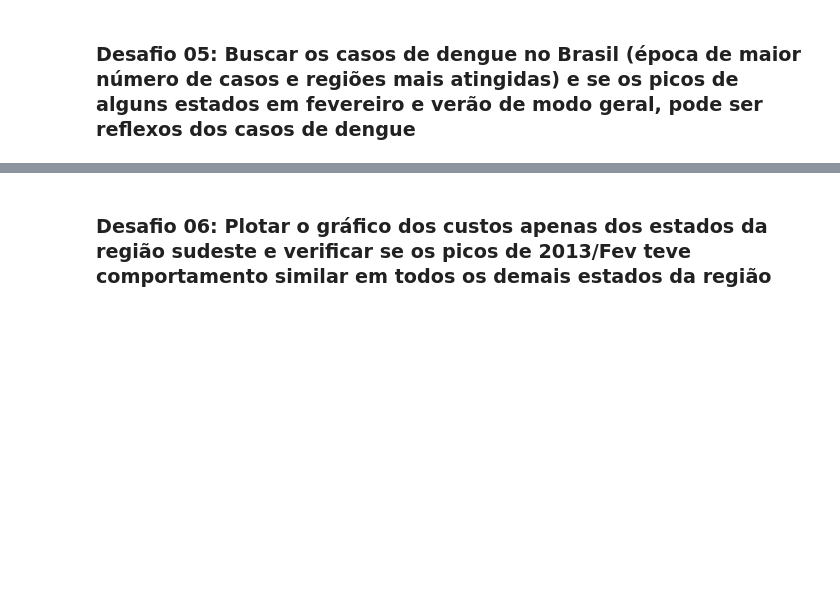
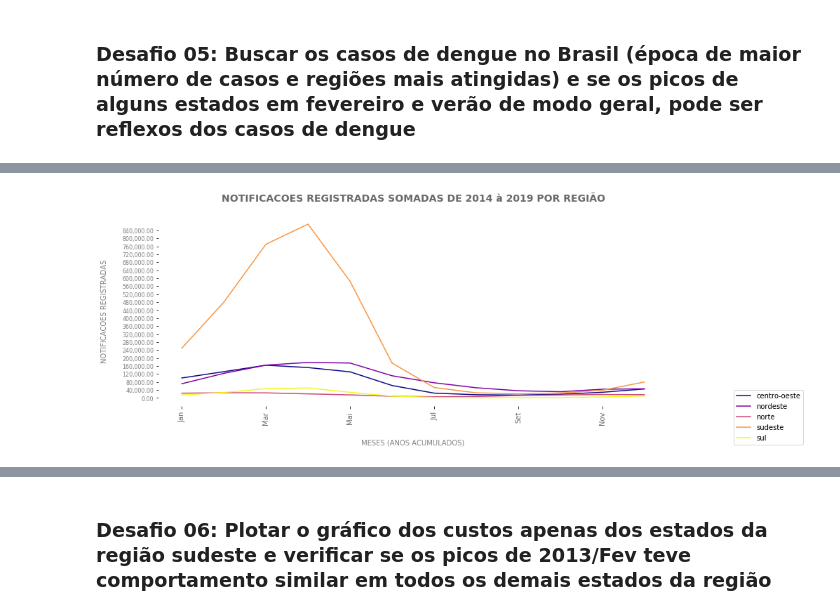
Before and after one commit to daianeklein/bootcamp-Alura, a Jupyter notebook: Bootcamp-DSAplicada.ipynb, the cells around one changed output, grey strips where cells are left out. Cells and saved outputs as stored; diff of their text form; code cells hidden in the pictures; blank space fills up the shorter version.

```diff
--- a/Bootcamp-DSAplicada.ipynb
+++ b/Bootcamp-DSAplicada.ipynb
@@ -647,0 +712,13 @@ plt.show()
+# %%
+df = pd.read_csv('A120000189_28_143_208.csv', encoding = 'ISO-8859-1',
+                skiprows = 4, sep =';', skipfooter = 18)
+# %%
+# Dicionario com as regiões
+rg = {'1':'norte', '2':'nordeste', '3':'sudeste', '4':'sul', '5':'centro-oeste'}
+
+# Funcao map para criar as colunas
+# index.str[0] fará um "slice" bucando a primeira letra da coluna 'Unidade da Federacao'
+# map irá fazer a busca dos valores
+df['regiao'] = df['UF de notificação'].str[0].map(rg)
+
+df.sample(3)
@@ -647,0 +730,5 @@ plt.show()
+# %%
+# Criando um dataframe com casos somados por regiao
+total_por_regiao = df[:-1].groupby('regiao').sum().T
+total_por_regiao = total_por_regiao[:-1]
+total_por_regiao
@@ -647,0 +749,35 @@ plt.show()
+# %%
+# será utilizado a varíavel 'ordenado_por_total'
+ax = total_por_regiao.plot(figsize=(13, 5), colormap = 'plasma')
+
+# Configuracao do eixo Y
+ax.yaxis.set_major_formatter(ticker.StrMethodFormatter('{x:,.2f}'))
+
+
+#Titulo do gráfico
+plt.title('NOTIFICACOES REGISTRADAS SOMADAS DE 2014 à 2019 POR REGIÃO',
+         pad = 20, fontsize = 14, color = 'dimgrey', fontweight = 'bold')
+
+# Configuracao do eixo X e Y
+plt.xlabel('MESES (ANOS ACUMULADOS)', color = 'grey', labelpad = 20, fontsize = 10)
+plt.ylabel('NOTIFICACOES REGISTRADAS', color = 'grey', labelpad = 20, fontsize = 10)
+plt.yticks(fontsize = 10, color = 'dimgrey')
+plt.xticks(fontsize = 10, color = 'dimgrey')
+plt.xticks(rotation=90)
+
+# Remoção das bordas
+plt.box(False)
+
+# "Movendo" a legenda
+plt.legend(loc=(1.13, -0.2), borderaxespad=0)
+
+# Configurando o eixo Y
+# Obtendo o maior valor
+total_max = total_por_regiao.max().max()
+
+y_ticks = np.arange(0, total_max, 40000)
+plt.yticks(y_ticks, color = 'grey', fontsize = 8)
+
+plt.show()
+# %% [output]
+[figure, added]
```
Also changed, not shown: parts of 16 cells of this notebook.
